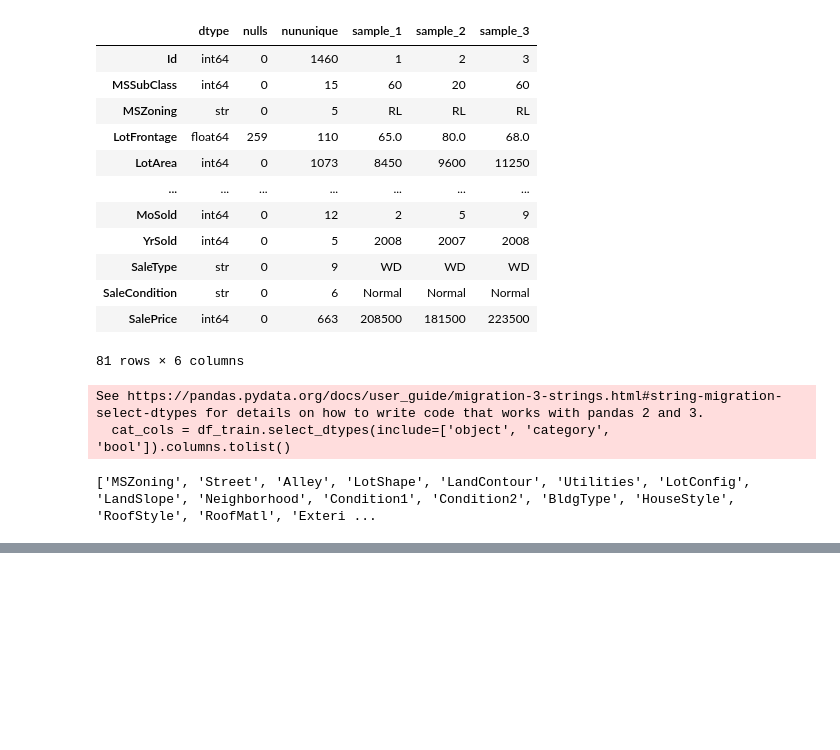
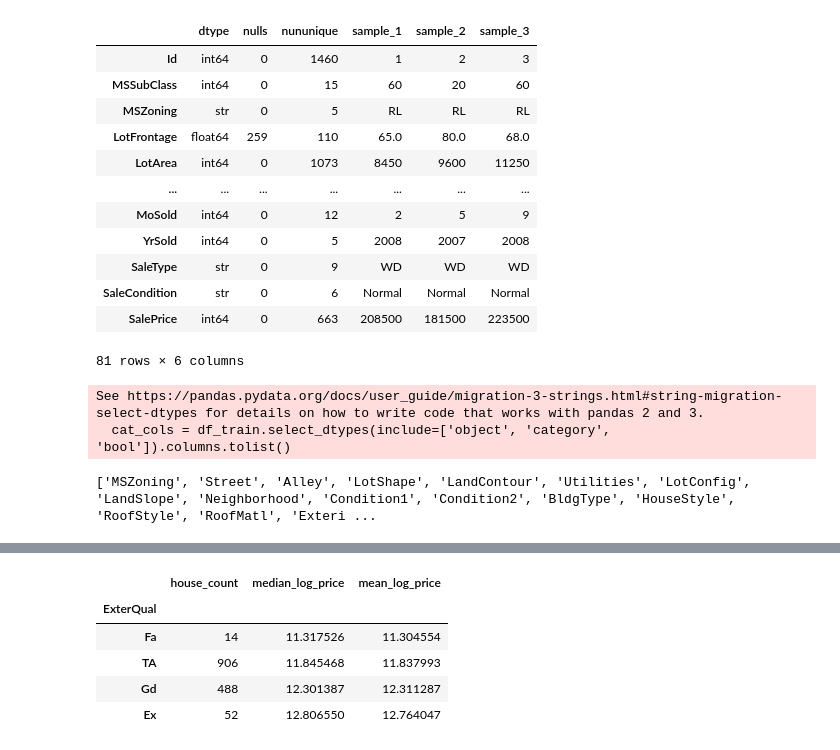
Before and after one commit to foxsys1/ames_housing_dataset, a Jupyter notebook: projects/ames_house_prices/notebooks/module1ames.ipynb, the cells around one changed output, grey strips where cells are left out. Cells and saved outputs as stored; diff of their text form; code cells hidden in the pictures; blank space fills up the shorter version.

```diff
--- a/projects/ames_house_prices/notebooks/module1ames.ipynb
+++ b/projects/ames_house_prices/notebooks/module1ames.ipynb
@@ -209,0 +211,24 @@ Selected RMSLE: 0.12946675968144394
+# %%
+model = final_pipeline.named_steps['model']
+preprocessor = final_pipeline.named_steps['preprocessor']
+feature_names = preprocessor.get_feature_names_out()
+
+importance = pd.Series(
+    model.feature_importances_,
+    index=feature_names
+).sort_values(ascending=False)
+
+quality_analysis = (
+    df_train.assign(LogSalePrice=np.log1p(df_train['SalePrice'])).groupby('ExterQual').agg(house_count=('LogSalePrice', 'size'), median_log_price=('LogSalePrice', 'median'), mean_log_price=(
+        'LogSalePrice', 'mean'
+    )).sort_values('median_log_price')
+)
+
+quality_analysis
+# %% [output]
+|  | house_count | median_log_price | mean_log_price |
+| ExterQual |  |  |  |
+| Fa | 14 | 11.317526 | 11.304554 |
+| TA | 906 | 11.845468 | 11.837993 |
+| Gd | 488 | 12.301387 | 12.311287 |
+| Ex | 52 | 12.806550 | 12.764047 |
```
Also changed, not shown: parts of 8 cells of this notebook, 1 other file.
